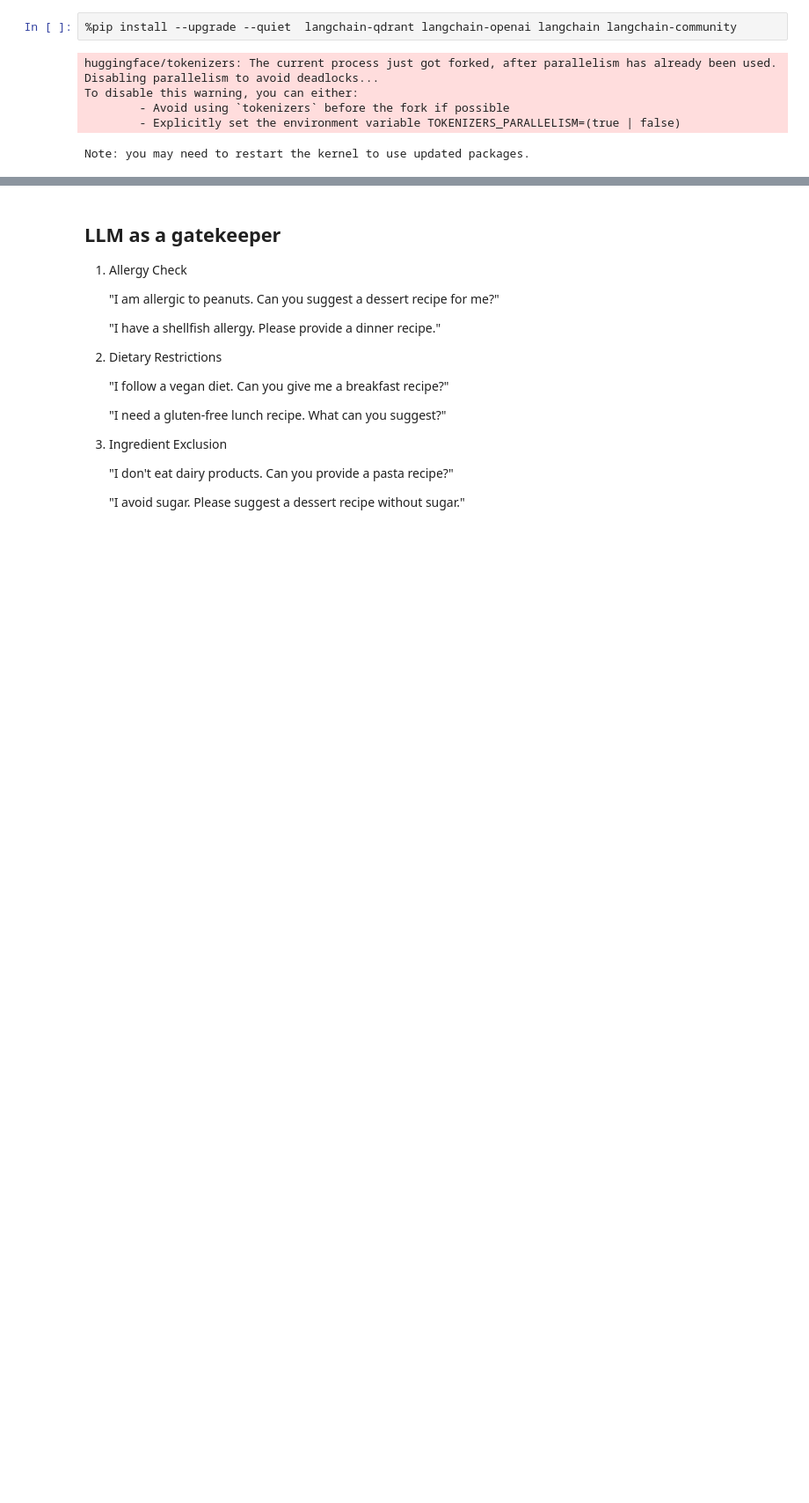
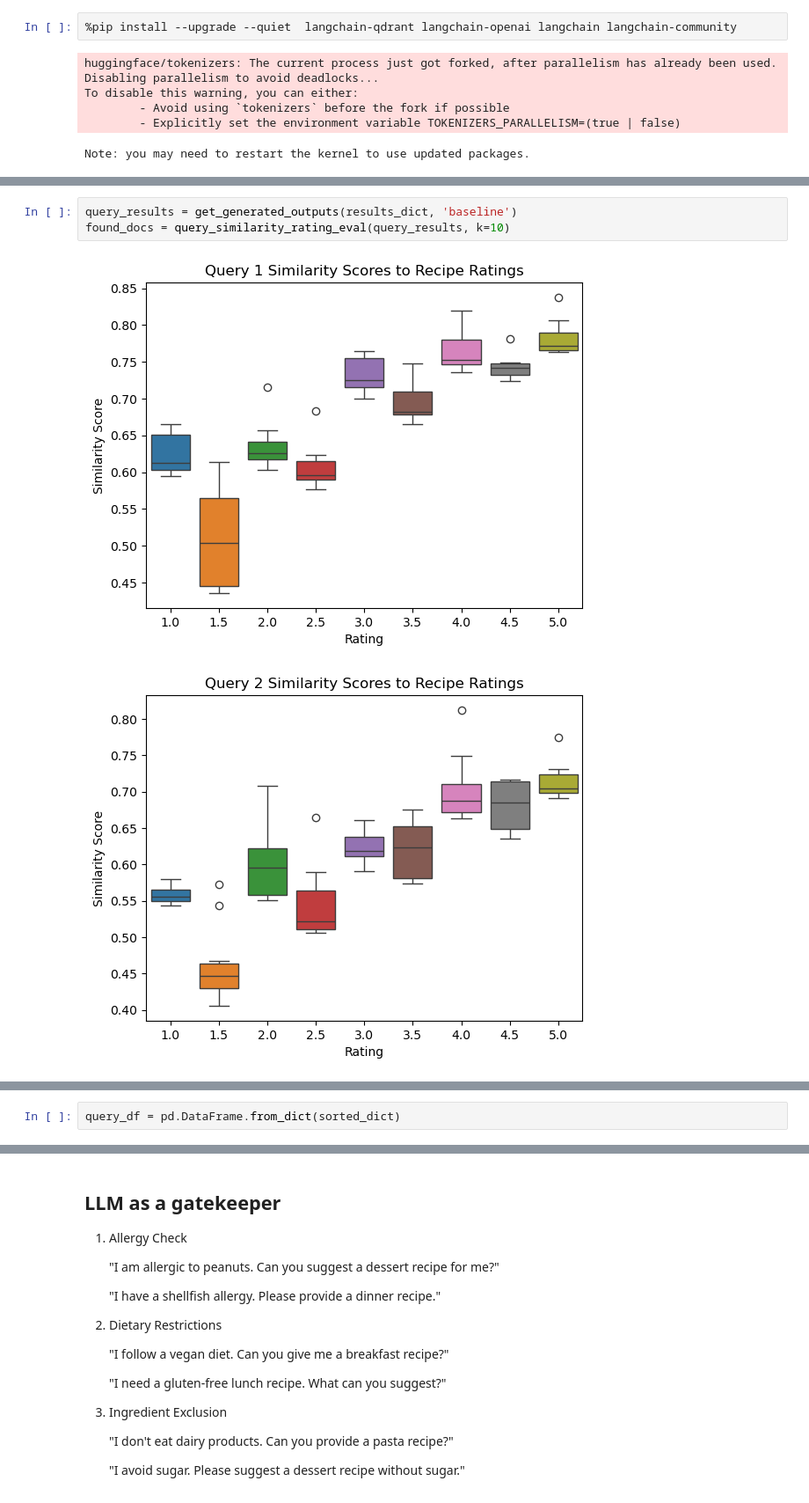
Before and after one commit to devinsuy/Enterprise-RAG, a Jupyter notebook: notebooks/eval_high_low_similarity.ipynb, the cells around one changed output, grey strips where cells are left out. Shown at 88% size. Cells and saved outputs as stored; diff of their text form; blank space fills up the shorter version.

```diff
--- a/notebooks/eval_high_low_similarity.ipynb
+++ b/notebooks/eval_high_low_similarity.ipynb
@@ -1020,0 +1034,6 @@ IndexError: list index out of range
+# %%
+query_results = get_generated_outputs(results_dict, 'baseline')
+found_docs = query_similarity_rating_eval(query_results, k=10)
+# %% [output]
+[figure, added]
+[figure, added]
@@ -1020,0 +1043,2 @@ IndexError: list index out of range
+# %%
+query_df = pd.DataFrame.from_dict(sorted_dict)
```
Also changed, not shown: parts of 23 cells of this notebook, 1 other file.
